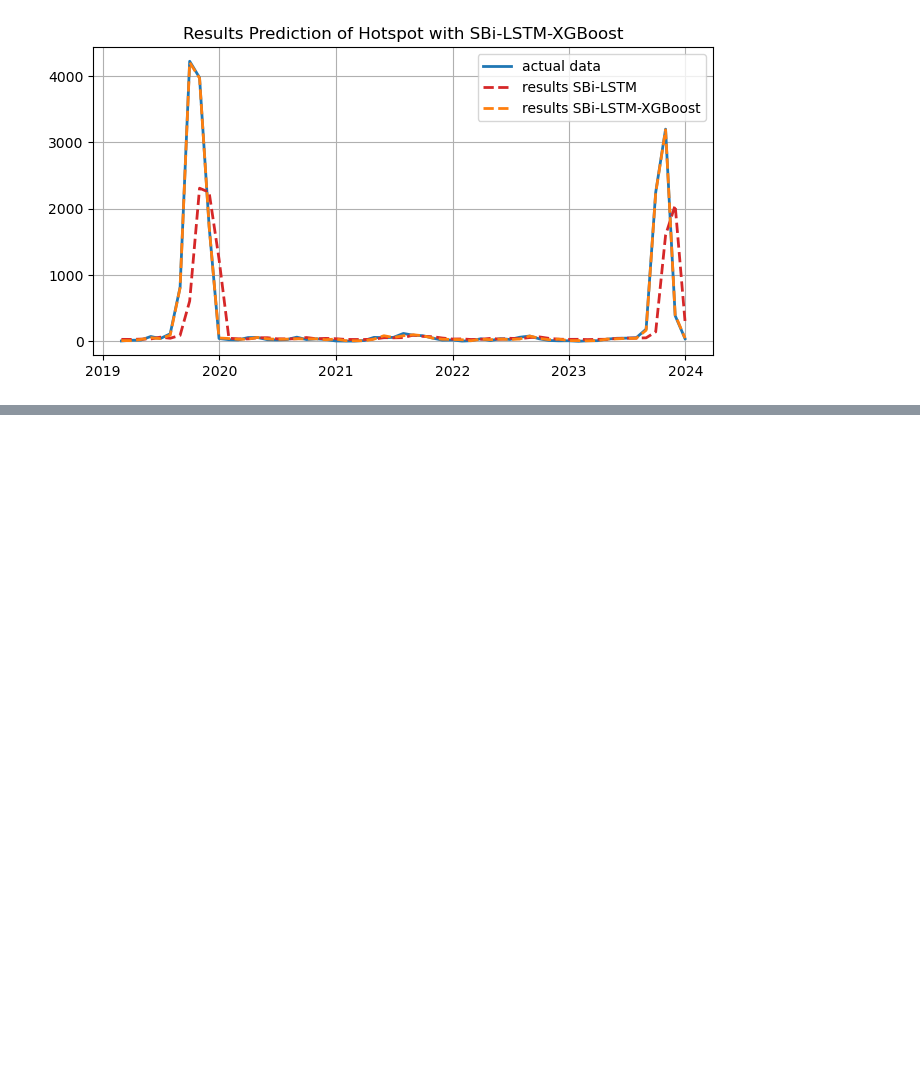
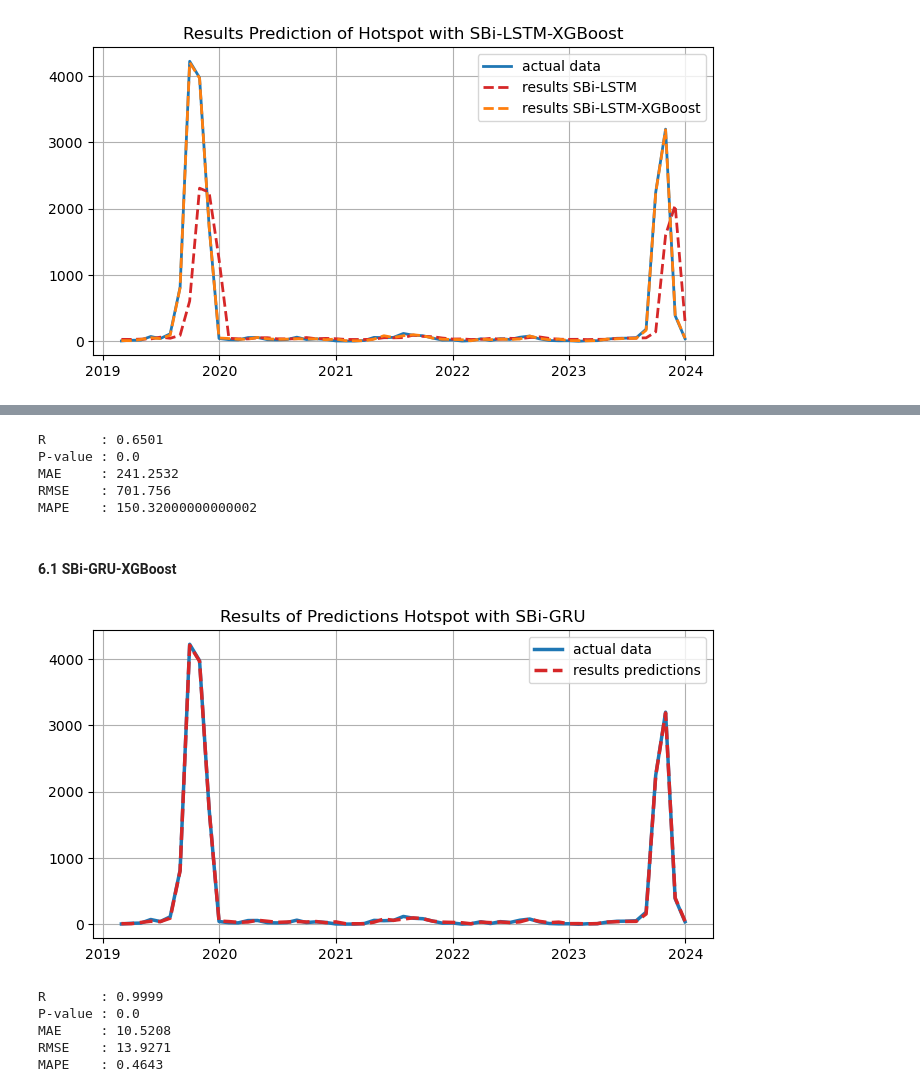
Before and after one commit to kusin/tensorflow-hotspot-v2, a Jupyter notebook: M1.ipynb, the cells around one changed output, grey strips where cells are left out. Drawn from its saved outputs; the diff is of its cells as text; code cells hidden in the pictures; blank space fills up the shorter version.

```diff
--- a/M1.ipynb
+++ b/M1.ipynb
@@ -214,0 +267,56 @@ lineplot4(
+# %%
+# process evaluate models
+r, p, mae, rmse, mape = evaluate_models(
+  ytrue=inverse(scaler, y_test.reshape(-1,1)),
+  ypred=inverse(scaler, gru_predictions.reshape(-1,1)),
+)
+
+# results evaluate models
+print("R       : "+str(r))
+print("P-value : "+str(p))
+print("MAE     : "+str(mae))
+print("RMSE    : "+str(rmse))
+print("MAPE    : "+str(mape*100))
+# %% [output]
+R       : 0.6501
+P-value : 0.0
+MAE     : 241.2532
+RMSE    : 701.756
+MAPE    : 150.32000000000002
+# %% [markdown]
+#### 6.1 SBi-GRU-XGBoost
+# %%
+# call models XGBoost
+xgb_predictions = get_XGBoost(
+  xtrue=x_test,
+  ytrue=y_test,
+  ypred=gru_predictions
+)
+# %%
+# show result predictions
+lineplot3(
+  x1=dataset["acq_date"].iloc[len(train_data)+1:], y1=inverse(scaler, y_test.reshape(-1,1)), label1="actual data",
+  x2=dataset["acq_date"].iloc[len(train_data)+1:], y2=inverse(scaler, xgb_predictions.reshape(-1,1)), label2="results predictions",
+  title="Results of Predictions Hotspot with SBi-GRU"
+)
+# %% [output]
+[figure, added]
+# %%
+# process evaluate models
+r, p, mae, rmse, mape = evaluate_models(
+  ytrue=inverse(scaler, y_test.reshape(-1,1)),
+  ypred=inverse(scaler, xgb_predictions.reshape(-1,1)),
+)
+
+# results evaluate models
+print("R       : "+str(r))
+print("P-value : "+str(p))
+print("MAE     : "+str(mae))
+print("RMSE    : "+str(rmse))
+print("MAPE    : "+str(mape))
+# %% [output]
+R       : 0.9999
+P-value : 0.0
+MAE     : 10.5208
+RMSE    : 13.9271
+MAPE    : 0.4643
```
Also changed, not shown: parts of 8 cells of this notebook.
